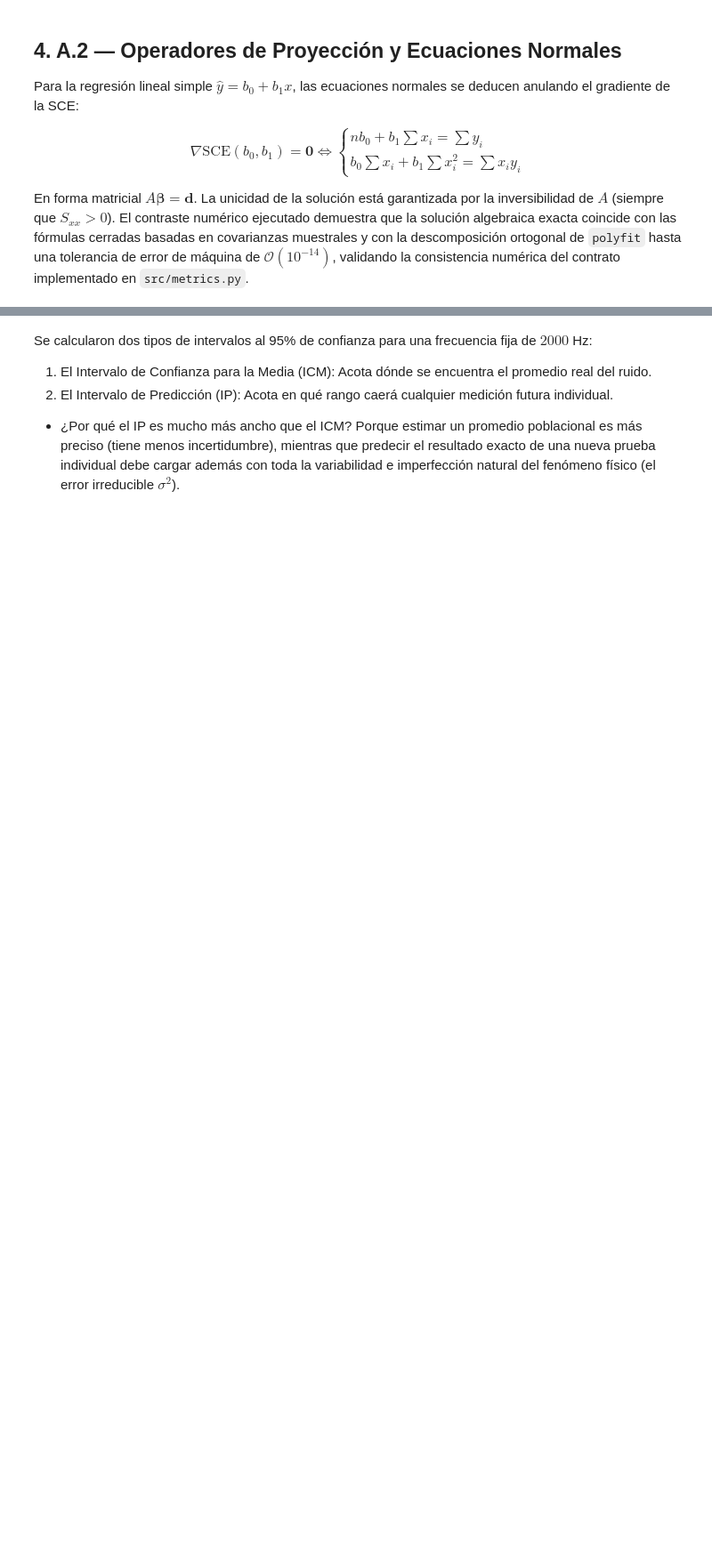
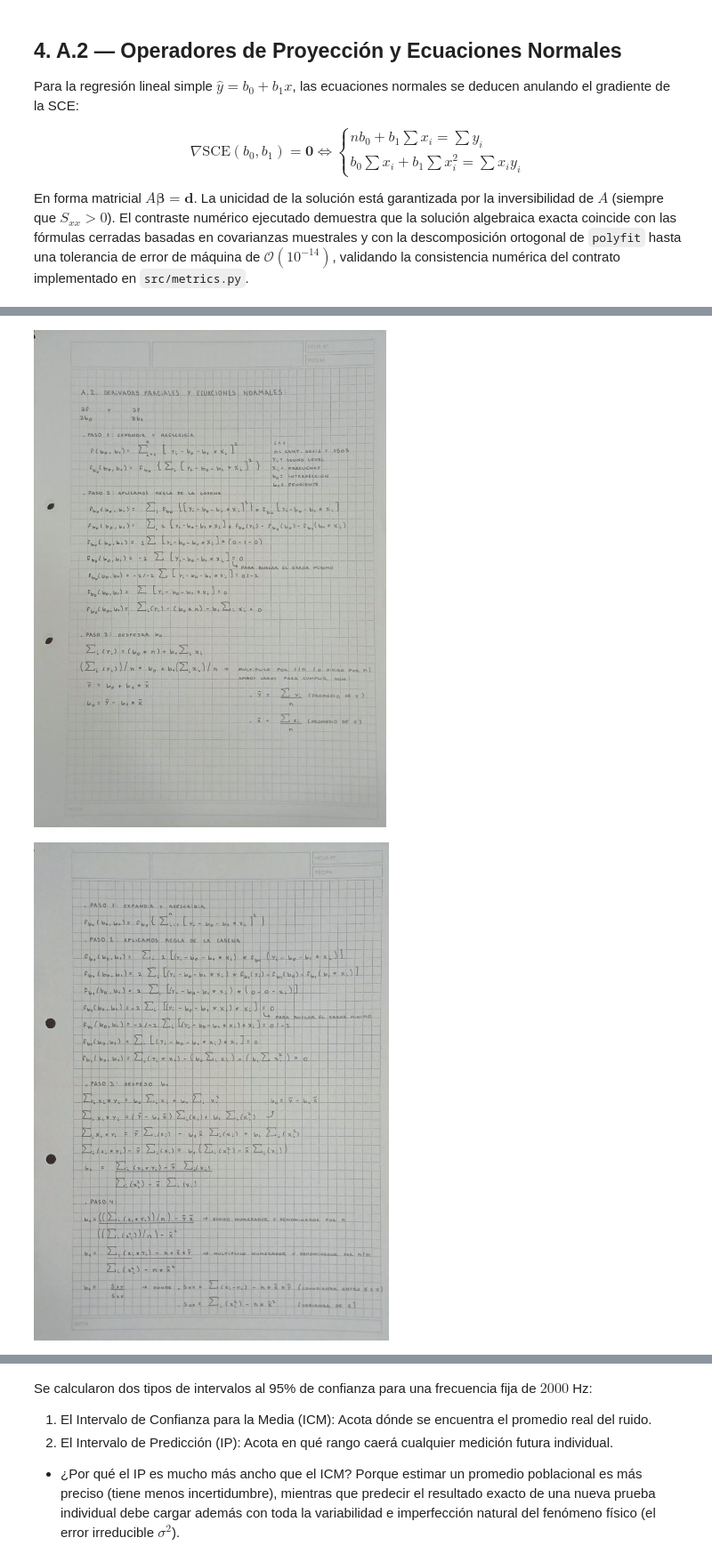
Before and after one commit to santi440/mateIV, a Jupyter notebook: notebooks/informe.ipynb, the cells around one changed output, grey strips where cells are left out. Shown at 89% size. Cells and saved outputs as stored; diff of their text form; code cells hidden in the pictures; blank space fills up the shorter version.

```diff
--- a/notebooks/informe.ipynb
+++ b/notebooks/informe.ipynb
@@ -181 +192,8 @@ CompletedProcess(args=['/home/santi/Documentos/mateIV/.venv/bin/python', '-m', '
+# %%
+# Desarrollo a mano de las derivadas parciales y las ecuaciones normales
+mostrar_figura("docs/figs/a2_desarrollo_1.jpg")
+mostrar_figura("docs/figs/a2_desarrollo_2.jpg")
+# %% [output]
+[figure, added]
+[figure, added]
 # %% [markdown]
```
Also changed, not shown: parts of 32 cells of this notebook.
